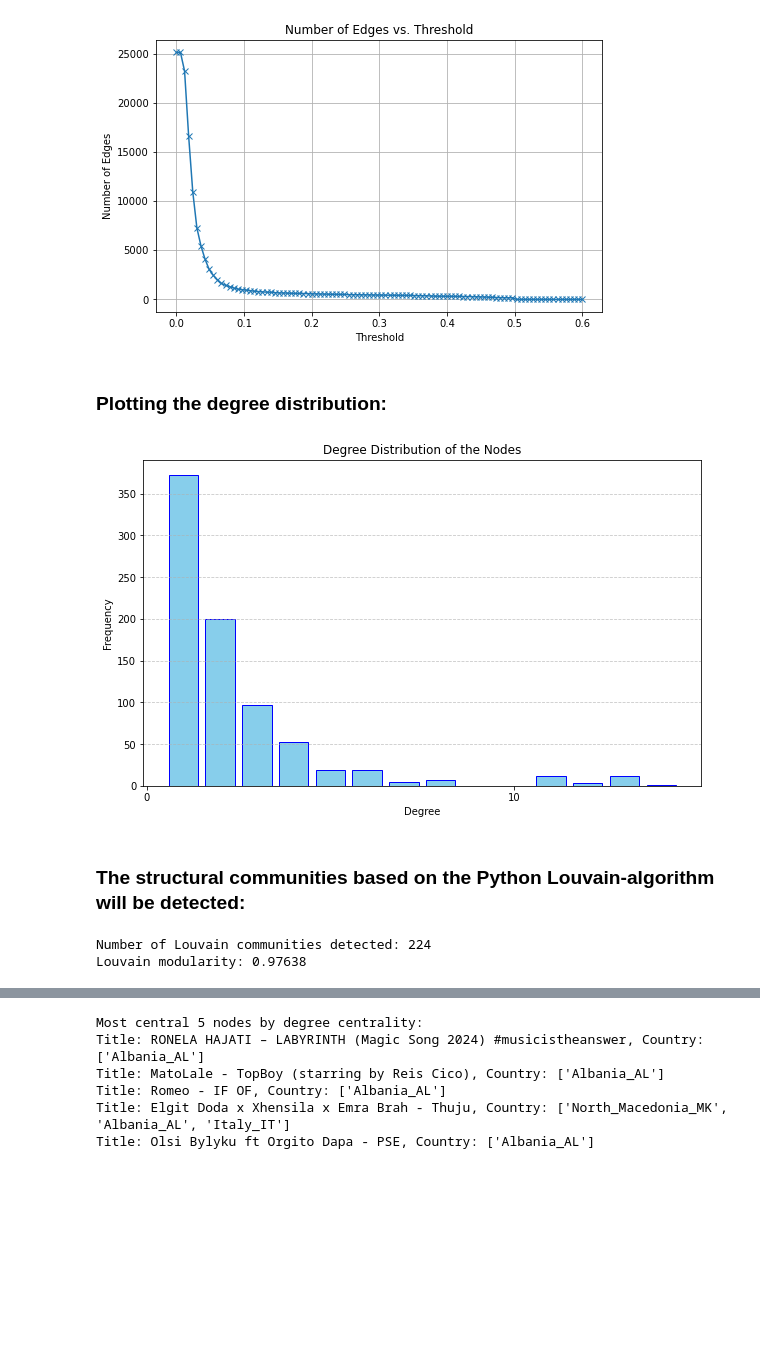
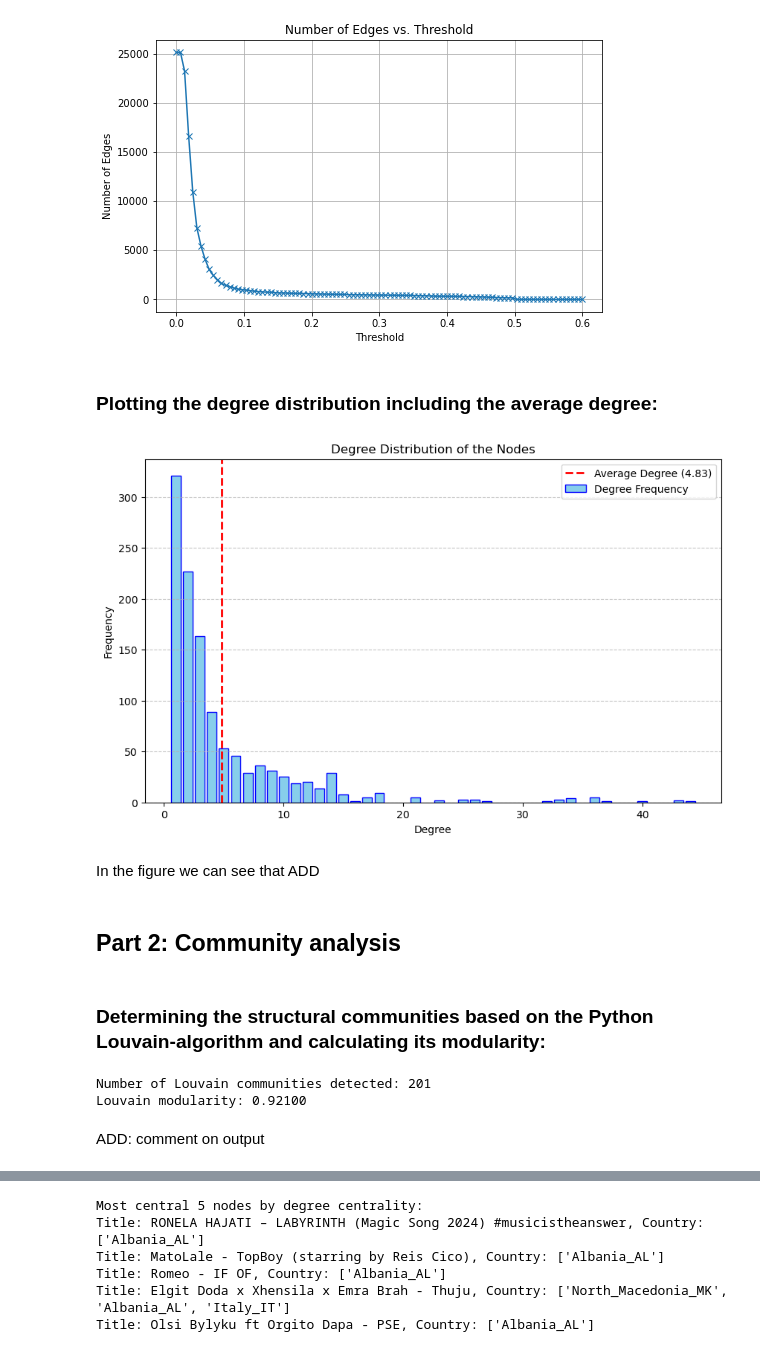
Before and after one commit to joyce39/YoutubeNet, a Jupyter notebook: updatedYoutube_network (v2).ipynb, the cells around one changed output, grey strips where cells are left out. Cells and saved outputs as stored; diff of their text form; code cells hidden in the pictures; blank space fills up the shorter version.

Commit message:
removed old code, added heatmap, cleaned up a bit, added overall structure

```diff
--- a/updatedYoutube_network (v2).ipynb
+++ b/updatedYoutube_network (v2).ipynb
@@ -46,9 +160,9 @@ Successfully installed deep-translator-1.11.4
 translator = GoogleTranslator()
 
 # Paths to the folders
-comments_base_path = "Data/node-files exist"  # Folder containing country folders with comments
+comments_base_path = "Data/video_comments"  # Folder containing country folders with comments
 transcripts_base_path = "Data/video_transcripts"  # Folder containing country folders with transcripts
-json_folder = "Data/complete"
+json_folder = "Data/country_files" # Folder containing the json-files for each country
 node_files_folder = "Data/node_files"  # Folder where node data will be saved
 
 # Create the node_files folder if it doesn't exist
@@ -180,7 +294,7 @@ FileNotFoundError: [Errno 2] No such file or directory: 'Data/node-files exist'
 G = nx.Graph()
 
 # Path to the folder with saved node files
-node_files_folder = "node_files"
+node_files_folder = "Data/node_files"
 
 # Load the node information from the "node_files" folder
 node_files = [file for file in os.listdir(node_files_folder) if file.endswith('.json')]
@@ -198,7 +312,7 @@ for node_file in node_files:
     G.add_node(video_name, **node_data)
 
 # Define the threshold for edge weight
-threshold = 0.1  # Adjust this value as needed 0.001
+threshold = 0.05  # Adjust this value as needed 0.001
 
 # Add weighted edges based on shared tags
 nodes = list(G.nodes(data=True))
@@ -267,31 +383,42 @@ plt.show()
 # %% [output]
 [figure]
 # %% [markdown]
-### Plotting the degree distribution:
+### Plotting the degree distribution including the average degree:
 # %%
-
 # Calculate degree distribution
 degree_sequence = [G.degree(n) for n in G.nodes]
 degree_count = {deg: degree_sequence.count(deg) for deg in set(degree_sequence)}
 degrees, counts = zip(*sorted(degree_count.items()))
 
+# Calculate the average degree
+average_degree = sum(degree_sequence) / len(degree_sequence)
+
 # Plot the degree distribution
 plt.figure(figsize=(10, 6))
-plt.bar(degrees, counts, width=0.8, color='skyblue', edgecolor='blue')
+plt.bar(degrees, counts, width=0.8, color='skyblue', edgecolor='blue', label='Degree Frequency')
+
+# Add a red dashed line for the average degree
+plt.axvline(x=average_degree, color='red', linestyle='--', linewidth=2, label=f'Average Degree ({average_degree:.2f})')
+
 plt.title("Degree Distribution of the Nodes")
 plt.xlabel("Degree")
 plt.ylabel("Frequency")
 
 # Set x-ticks every 10
 max_degree = max(degrees)
 plt.xticks(np.arange(0, max_degree + 1, 10))
 
 plt.grid(axis='y', linestyle='--', alpha=0.7)
+plt.legend()
 plt.show()
 # %% [output]
-[figure, old version]
+[figure, new version]
+# %% [markdown]
+In the figure we can see that ADD
+# %% [markdown]
+## Part 2: Community analysis
 # %% [markdown]
-### The structural communities based on the Python Louvain-algorithm will be detected:
+### Determining the structural communities based on the Python Louvain-algorithm and calculating its modularity:
 # %%
 # Using Louvain to find communities
 louvain_partition = community_louvain.best_partition(G)
@@ -307,13 +434,46 @@ for node, community in louvain_partition.items():
 partition_list_louvain = [set(nodes) for nodes in partition_louvain.values()]
 modularity_value_louvain = nx.algorithms.community.quality.modularity(G, partition_list_louvain)
 
-# Displaying results
 print(f"Number of Louvain communities detected: {len(partition_louvain)}")
 print(f"Louvain modularity: {modularity_value_louvain:.5f}")
 
-# Save community assignments to nodes
-nx.set_node_attributes(G, louvain_partition, "louvain-community")
+# # Function to merge communities if max_communities is exceeded
+# def merge_communities(partition_dict, max_communities):
+#     while len(partition_dict) > max_communities:
+#         # Find the two smallest communities
+#         smallest = sorted(partition_dict.items(), key=lambda x: len(x[1]))[:2]
+#         (key1, nodes1), (key2, nodes2) = smallest
+
+#         # Merge them
+#         merged_nodes = nodes1 + nodes2
+#         partition_dict[key1] = merged_nodes
+#         del partition_dict[key2]
+
+#     return partition_dict
+
+# # Set a maximum number of communities
+# max_communities = 30  # Adjust as needed
+# partition_louvain = merge_communities(partition_louvain, max_communities)
+
+# # Update node assignments after merging
+# final_partition = {}
+# for community, nodes in partition_louvain.items():
+#     for node in nodes:
+#         final_partition[node] = community
+
+# # Recalculate modularity with the merged partition
+# partition_list_final = [set(nodes) for nodes in partition_louvain.values()]
+# modularity_value_final = nx.algorithms.community.quality.modularity(G, partition_list_final)
+
+# # Displaying results
+# print(f"Number of Louvain communities after merging: {len(partition_louvain)}")
+# print(f"Louvain modularity after merging: {modularity_value_final:.5f}")
+
+# Save the updated community assignments to nodes
+nx.set_node_attributes(G, partition_louvain, "louvain-community")
 # %% [output]
-Number of Louvain communities detected: 224
-Louvain modularity: 0.97638
+Number of Louvain communities detected: 201
+Louvain modularity: 0.92100
+# %% [markdown]
+ADD: comment on output
 # %% [markdown]
```
Also changed, not shown: parts of 60 cells of this notebook.
